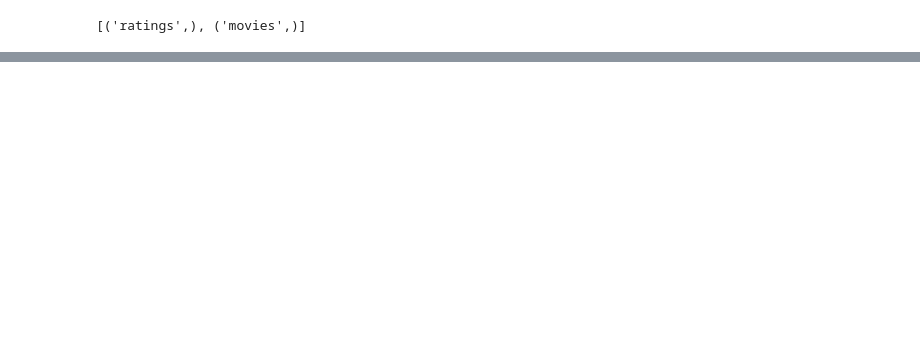
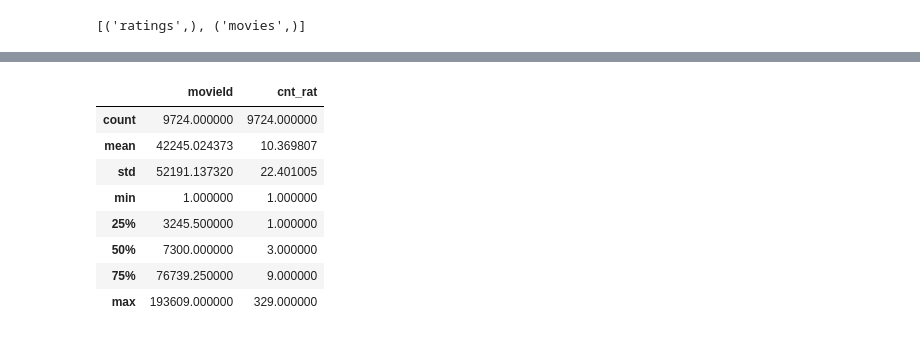
Before and after one commit to LorenaGiVa/Caso---Marketing, a Jupyter notebook: b_exploracion.ipynb, the cells around one changed output, grey strips where cells are left out. Drawn from its saved outputs; the diff is of its cells as text; code cells hidden in the pictures; blank space fills up the shorter version.

```diff
--- a/b_exploracion.ipynb
+++ b/b_exploracion.ipynb
@@ -50,0 +144,8 @@ ratings
+# %%
+### calificacion de cada pelicula
+rating_movie = pd.read_sql('''select movieId,
+                                count(*) as cnt_rat
+                                from ratings
+                                group by movieId
+                                order by cnt_rat desc
+                                ''',conn )
@@ -50,0 +157,12 @@ ratings
+# %%
+rating_movie.describe()
+# %% [output]
+|  | movieId | cnt_rat |
+| count | 9724.000000 | 9724.000000 |
+| mean | 42245.024373 | 10.369807 |
+| std | 52191.137320 | 22.401005 |
+| min | 1.000000 | 1.000000 |
+| 25% | 3245.500000 | 1.000000 |
+| 50% | 7300.000000 | 3.000000 |
+| 75% | 76739.250000 | 9.000000 |
+| max | 193609.000000 | 329.000000 |
```
Also changed, not shown: parts of 22 cells of this notebook.
